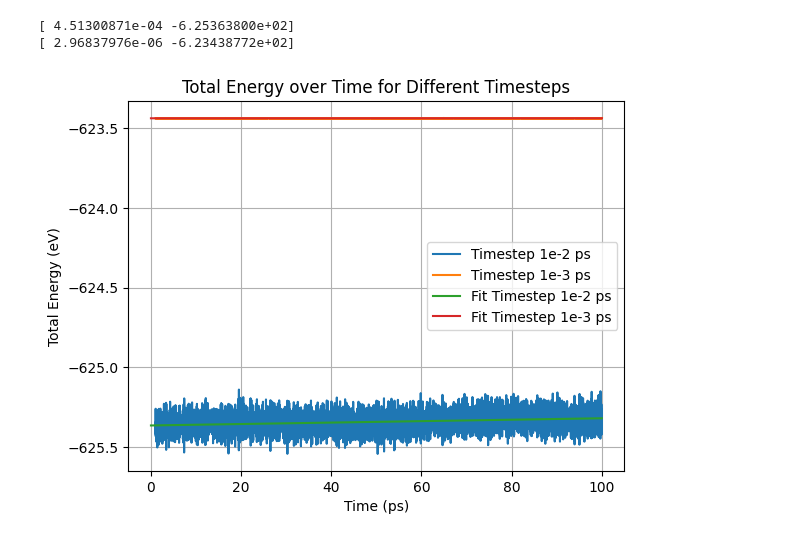
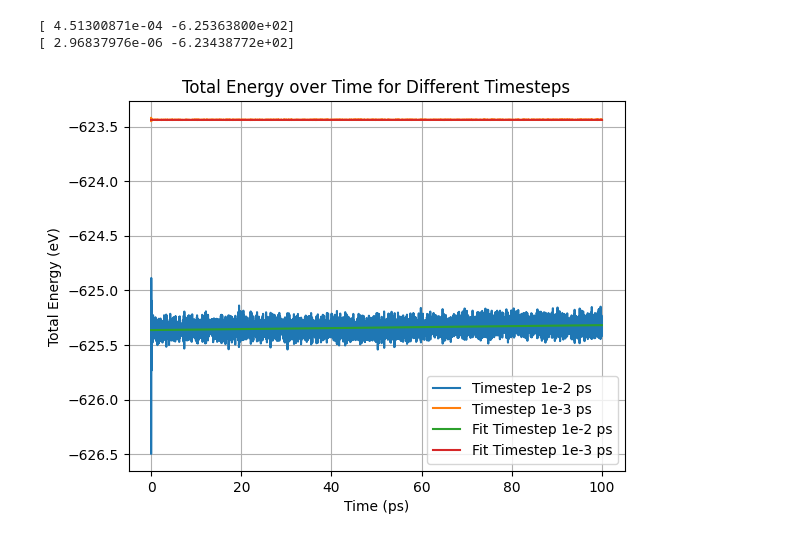
Before and after one commit to RichardBlucher/fka122-Exercises, a Jupyter notebook: fka122-Exercises1/Home-assignment/H1/visual.ipynb, the cells around one changed output. Saved outputs shown, nothing was run; the diff lists cells and outputs as text; code cells hidden in the pictures.

```diff
--- a/fka122-Exercises1/Home-assignment/H1/visual.ipynb
+++ b/fka122-Exercises1/Home-assignment/H1/visual.ipynb
@@ -114,26 +114,26 @@ print(fit3)
 # %%
 data0 = pd.read_csv('output_0.csv', header=None)
 data1 = pd.read_csv('output_1.csv', header=None)
 data_array0 = data0.to_numpy()
 data_array1 = data1.to_numpy()
 data2 = pd.read_csv('output_2.csv', header=None)
 data3 = pd.read_csv('output_3.csv', header=None)
 data_array2 = data2.to_numpy()
 data_array3 = data3.to_numpy()
 #plt.plot(data_array0[:,0], data_array0[:,3], label='Timestep 1e0 ps')
 #plt.plot(data_array1[:,0], data_array1[:,3], label='Timestep 1e-1 ps')
-plt.plot(data_array2[100:,0], data_array2[100:,3], label='Timestep 1e-2 ps')
-plt.plot(data_array3[1000:,0], data_array3[1000:,3], label='Timestep 1e-3 ps')
+plt.plot(data_array2[:,0], data_array2[:,3], label='Timestep 1e-2 ps')
+plt.plot(data_array3[:,0], data_array3[:,3], label='Timestep 1e-3 ps')
 
 plt.plot(data_array2[:,0], data_array2[:,0]*fit2[0]+fit2[1], label='Fit Timestep 1e-2 ps')
 plt.plot(data_array3[:,0], data_array3[:,0]*fit3[0]+fit3[1], label='Fit Timestep 1e-3 ps')
 
 
 plt.xlabel('Time (ps)')
 plt.ylabel('Total Energy (eV)')
 plt.title('Total Energy over Time for Different Timesteps')
 plt.legend()
 plt.grid()
 plt.show()
 # %% [output]
-[figure, old version]
+[figure, new version]
```
Also changed, not shown: parts of 1 cell of this notebook, 1 other file.
